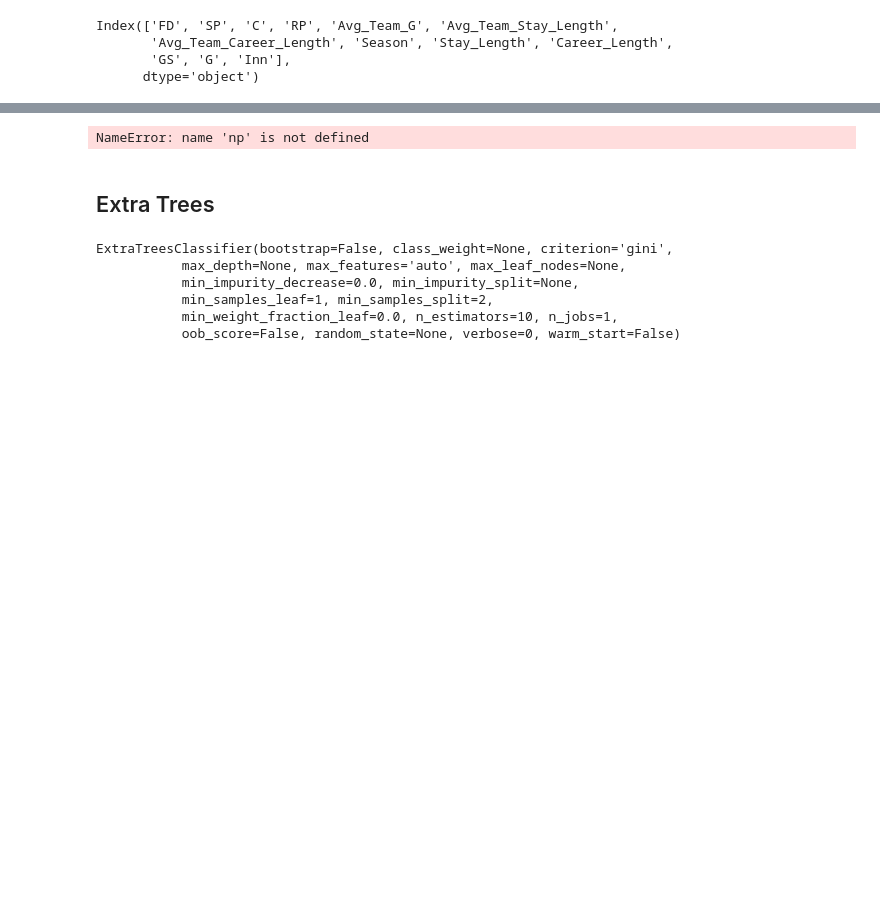
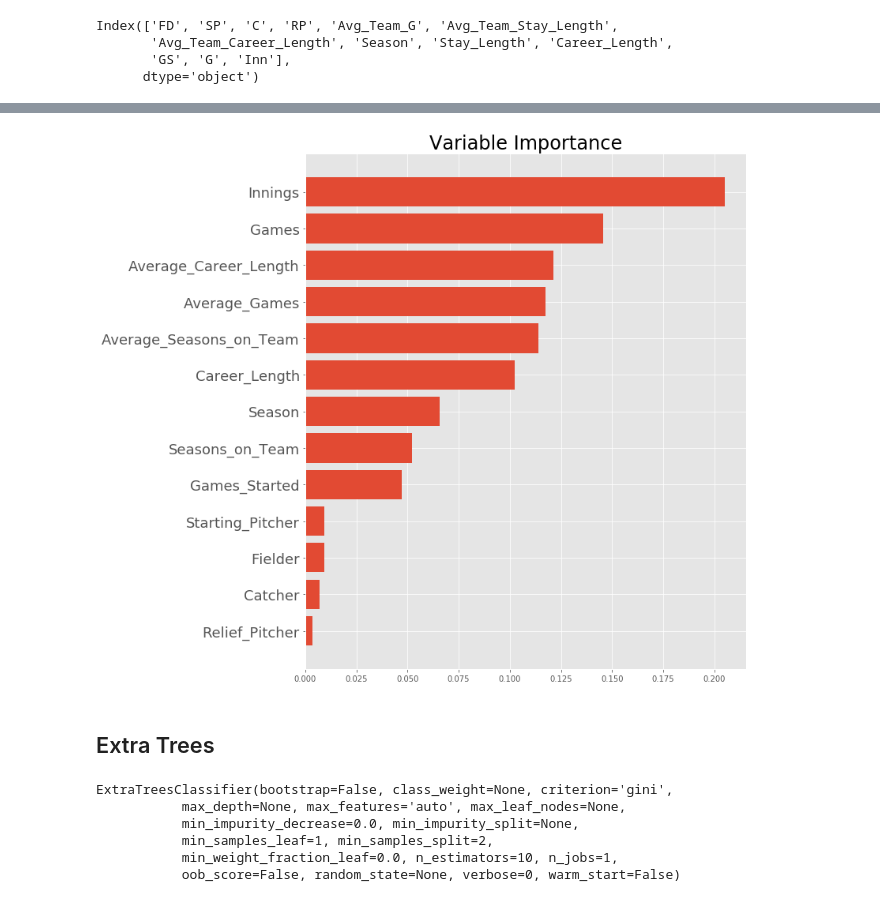
Before and after one commit to mtmoncur/baseball_data, a Jupyter notebook: notebooks/Basic Model.ipynb, the cells around one changed output, grey strips where cells are left out. Cells and saved outputs as stored; diff of their text form; code cells hidden in the pictures; blank space fills up the shorter version.

```diff
--- a/notebooks/Basic Model.ipynb
+++ b/notebooks/Basic Model.ipynb
@@ -768,17 +786,17 @@ plt.show()
 # %%
 ind = np.argsort(rf.feature_importances_)
 plt.figure(figsize=(10,12))
 
-p[p.Leave == 0].plot(x='Inn', y='Game')
-p[p.Leave == 1].plot(x='Inn', y='Game')
+#X[y == 0].plot(x='Inn', y='G')
+#X[y == 1].plot(x='Inn', y='G')
 
-#plt.barh(range(len(rf.feature_importances_)),rf.feature_importances_[ind])
+plt.barh(range(len(rf.feature_importances_)),rf.feature_importances_[ind])
 # It is very important that you use the same columns that you fit your model with, or else this will be wrong!
-#plt.yticks(range(len(rf.feature_importances_)), map(better_names.__getitem__,X_train.columns[ind]), fontsize=18)
-#plt.title("Variable Importance", fontsize=24)
+plt.yticks(range(len(rf.feature_importances_)), map(better_names.__getitem__,X_train.columns[ind]), fontsize=18)
+plt.title("Variable Importance", fontsize=24)
 plt.show()
 # %% [output]
-NameError: name 'np' is not defined
+[figure, added]
 # %% [markdown]
 ## Extra Trees
 # %%
```
Also changed, not shown: parts of 18 cells of this notebook, 3 other files.
